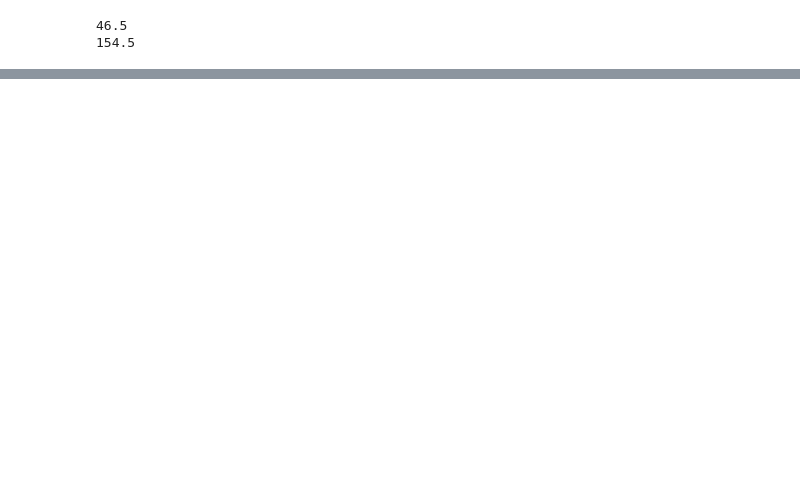
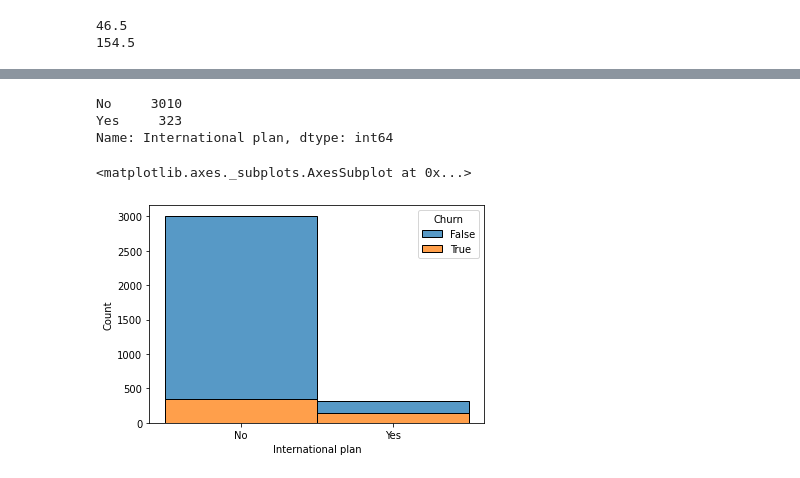
Before and after one commit to akifkashif/EDA-Capstone-Project---Mohammed-Akifuddin, a Jupyter notebook: TEAM_Telecom_Churn_Analysis_Capstone_Project.ipynb, the cells around one changed output, grey strips where cells are left out. Saved outputs shown, nothing was run; the diff lists cells and outputs as text; code cells hidden in the pictures; blank space fills up the shorter version.

```diff
--- a/TEAM_Telecom_Churn_Analysis_Capstone_Project.ipynb
+++ b/TEAM_Telecom_Churn_Analysis_Capstone_Project.ipynb
@@ -638,0 +807,12 @@ min outlier value: nan
+# %%
+df['International plan'].value_counts()
+# %% [output]
+No     3010
+Yes     323
+Name: International plan, dtype: int64
+# %%
+
+sns.histplot(binwidth=0.5, x="International plan", hue="Churn", data=df, stat="count", multiple="stack")
+# %% [output]
+<matplotlib.axes._subplots.AxesSubplot at 0x...>
+[figure, added]
```
Also changed, not shown: parts of 52 cells of this notebook.
